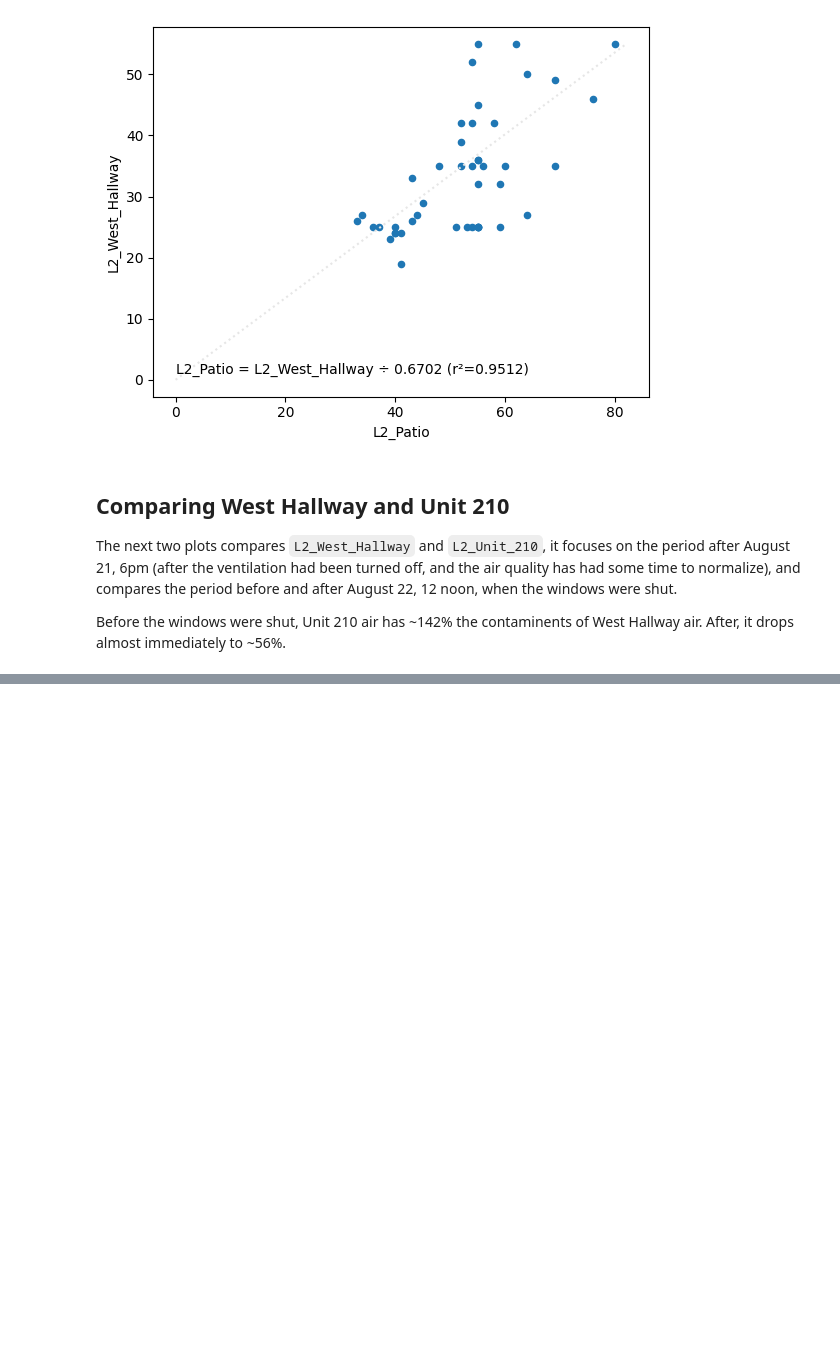
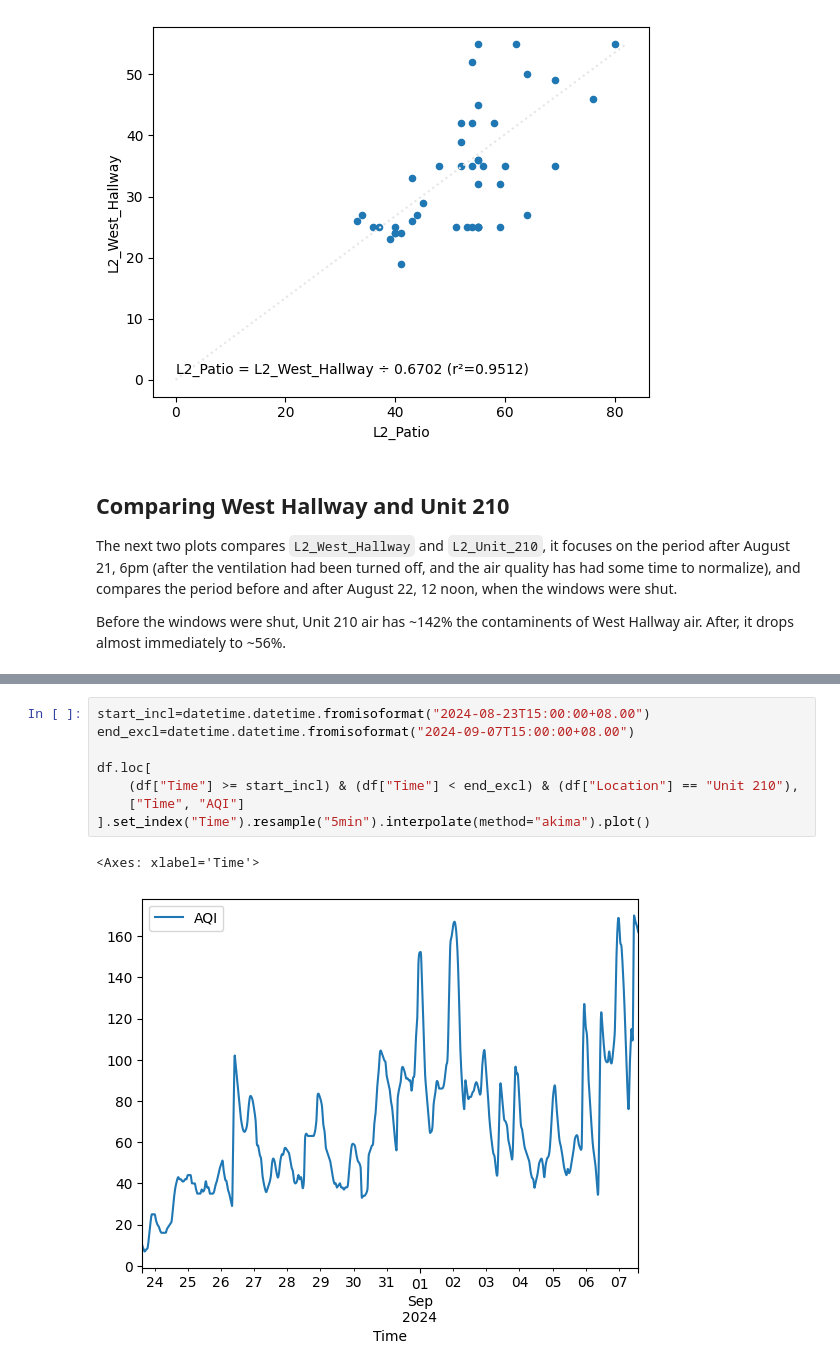
Before and after one commit to jackgene/trellis-aq, a Jupyter notebook: Air Quality Analysis.ipynb, the cells around one changed output, grey strips where cells are left out. Cells and saved outputs as stored; diff of their text form; blank space fills up the shorter version.

```diff
--- a/Air Quality Analysis.ipynb
+++ b/Air Quality Analysis.ipynb
@@ -119 +117,12 @@ display_correlation(
 [figure]
+# %%
+start_incl=datetime.datetime.fromisoformat("2024-08-23T15:00:00+08.00")
+end_excl=datetime.datetime.fromisoformat("2024-09-07T15:00:00+08.00")
+
+df.loc[
+    (df["Time"] >= start_incl) & (df["Time"] < end_excl) & (df["Location"] == "Unit 210"),
+    ["Time", "AQI"]
+].set_index("Time").resample("5min").interpolate(method="akima").plot()
+# %% [output]
+<Axes: xlabel='Time'>
+[figure, added]
```
Also changed, not shown: parts of 6 cells of this notebook, 3 other files.
